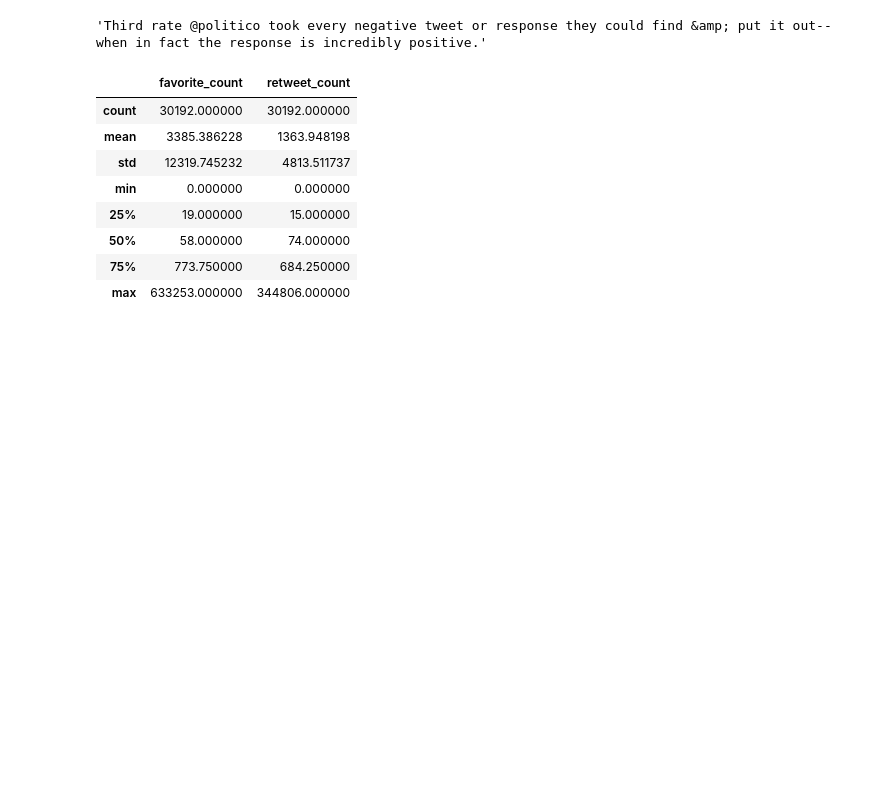
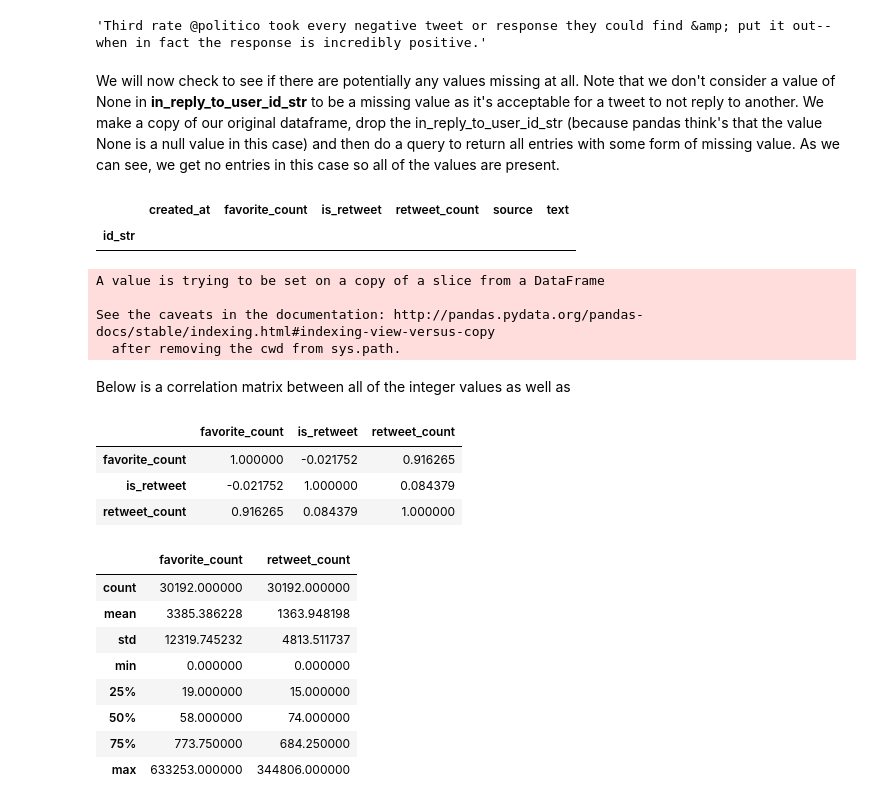
Before and after one commit to pmichele/ADA-Group, a Jupyter notebook: project/project.ipynb, the cells around one changed output. Drawn from its saved outputs; the diff is of its cells as text; code cells hidden in the pictures; blank space fills up the shorter version.

```diff
--- a/project/project.ipynb
+++ b/project/project.ipynb
@@ -94,6 +115,35 @@ If we take a look at the tweets themselves, we see that there is certain symbols
 df["text"][2000]
 # %% [output]
 'Third rate @politico took every negative tweet or response they could find &amp; put it out--when in fact the response is incredibly positive.'
+# %% [markdown]
+We will now check to see if there are potentially any values missing at all. Note that we don't consider a value of None in <b>in_reply_to_user_id_str</b> to be a missing value as it's acceptable for a tweet to not reply to another. We make a copy of our original dataframe, drop the in_reply_to_user_id_str (because pandas think's that the value None is a null value in this case) and then do a query to return all entries with some form of missing value. As we can see, we get no entries in this case so all of the values are present.
+# %%
+dfNull=df
+dfNull=dfNull.drop("in_reply_to_user_id_str",axis=1)
+dfNull[dfNull.isnull().any(axis=1)]
+# %% [output]
+|  | created_at | favorite_count | is_retweet | retweet_count | source | text |
+| id_str |  |  |  |  |  |  |
+# %%
+dfCorr=df
+dfCorr["source"].unique()
+for i in range(len(dfCorr)):
+    dfCorr.iloc[i]["source"]=1
+dfCorr
+# %% [output]
+A value is trying to be set on a copy of a slice from a DataFrame
+
+See the caveats in the documentation: http://pandas.pydata.org/pandas-docs/stable/indexing.html#indexing-view-versus-copy
+  after removing the cwd from sys.path.
+# %% [markdown]
+Below is a correlation matrix between all of the integer values as well as
+# %%
+df.corr(method='pearson', min_periods=1)
+# %% [output]
+|  | favorite_count | is_retweet | retweet_count |
+| favorite_count | 1.000000 | -0.021752 | 0.916265 |
+| is_retweet | -0.021752 | 1.000000 | 0.084379 |
+| retweet_count | 0.916265 | 0.084379 | 1.000000 |
 # %%
 df.describe()
 # %% [output]
```
Also changed, not shown: parts of 6 cells of this notebook.
